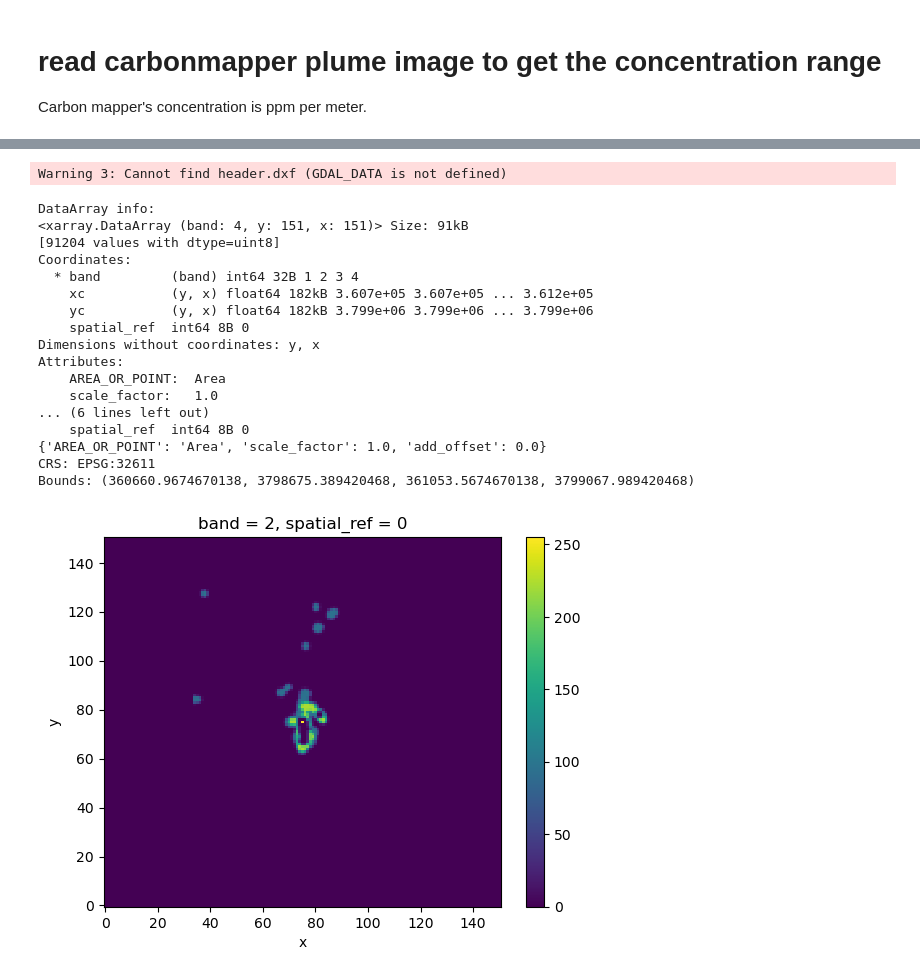
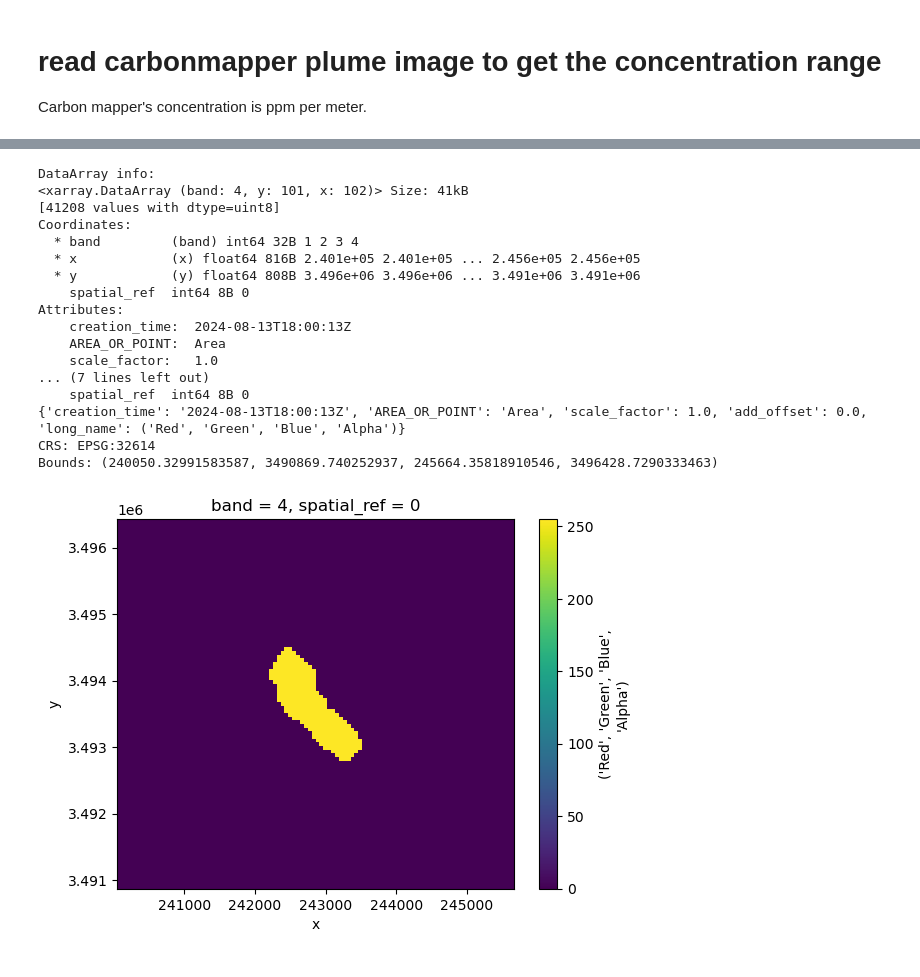
Before and after one commit to yunhal/CH4_dispersion, a Jupyter notebook: code/compare_ch4_absorption_data.ipynb, the cells around one changed output, grey strips where cells are left out. Drawn from its saved outputs; the diff is of its cells as text; code cells hidden in the pictures.

```diff
--- a/code/compare_ch4_absorption_data.ipynb
+++ b/code/compare_ch4_absorption_data.ipynb
@@ -217,48 +234,48 @@ plt.colorbar()
 # %%
 import xarray as xr
 import rioxarray
 
 # Path to the GeoTIFF file
 file = "/Users/yunhalee/Documents/methanDart/carbonmapper/CarbonMapper_Aerial/carbonmapper_ch4_rgb_geotiffs_2020_2021/carbonmapper_ch4_rgb_geotiffs_2020_2021/ang20200708t192518-3_r1823_c108_ctr.tif"
 
+file = "/Users/yunhalee/Documents/methanDart/carbonmapper/download/emi20240727t195505p13015-A_l3a-vis-ch4-mfa-v002_plume.tif"
 # Open the GeoTIFF file as an xarray DataArray
 data = rioxarray.open_rasterio(file)
 
 # Display basic information about the data
 print("DataArray info:")
 print(data)
 
 # Plotting the first band (or all bands if it's a multi-band image)
 data.plot()
 
 print(data.dims)
 print(data.coords)
 print(data.attrs)
 
-band1 = data.sel(band=2)
+band1 = data.sel(band=4)
 band1.plot()  # Plot the first band
 
 print("CRS:", data.rio.crs)
 print("Bounds:", data.rio.bounds())
 
 ## TODO - find out the unit of the data
 # %% [output]
-Warning 3: Cannot find header.dxf (GDAL_DATA is not defined)
+DataArray info:
+<xarray.DataArray (band: 4, y: 101, x: 102)> Size: 41kB
+[41208 values with dtype=uint8]
+Coordinates:
+  * band         (band) int64 32B 1 2 3 4
+  * x            (x) float64 816B 2.401e+05 2.401e+05 ... 2.456e+05 2.456e+05
+  * y            (y) float64 808B 3.496e+06 3.496e+06 ... 3.491e+06 3.491e+06
+    spatial_ref  int64 8B 0
+Attributes:
+    creation_time:  2024-08-13T18:00:13Z
+    AREA_OR_POINT:  Area
+    scale_factor:   1.0
+... (7 lines left out)
+    spatial_ref  int64 8B 0
+{'creation_time': '2024-08-13T18:00:13Z', 'AREA_OR_POINT': 'Area', 'scale_factor': 1.0, 'add_offset': 0.0, 'long_name': ('Red', 'Green', 'Blue', 'Alpha')}
+CRS: EPSG:32614
+Bounds: (240050.32991583587, 3490869.740252937, 245664.35818910546, 3496428.7290333463)
-DataArray info:
-<xarray.DataArray (band: 4, y: 151, x: 151)> Size: 91kB
-[91204 values with dtype=uint8]
-Coordinates:
-  * band         (band) int64 32B 1 2 3 4
-    xc           (y, x) float64 182kB 3.607e+05 3.607e+05 ... 3.612e+05
-    yc           (y, x) float64 182kB 3.799e+06 3.799e+06 ... 3.799e+06
-    spatial_ref  int64 8B 0
-Dimensions without coordinates: y, x
-Attributes:
-    AREA_OR_POINT:  Area
-    scale_factor:   1.0
-... (6 lines left out)
-    spatial_ref  int64 8B 0
-{'AREA_OR_POINT': 'Area', 'scale_factor': 1.0, 'add_offset': 0.0}
-CRS: EPSG:32611
-Bounds: (360660.9674670138, 3798675.389420468, 361053.5674670138, 3799067.989420468)
-[figure, old version]
+[figure, new version]
```
Also changed, not shown: parts of 1 cell of this notebook.
